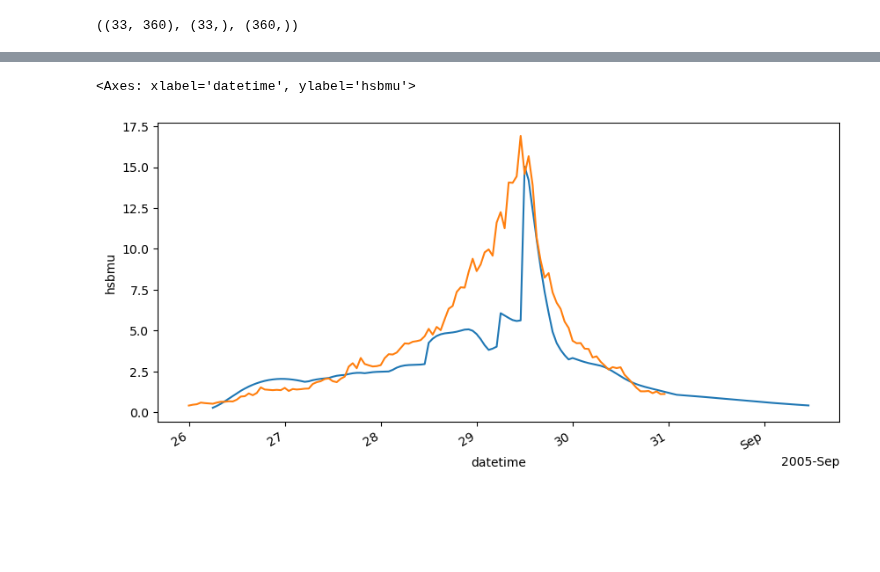
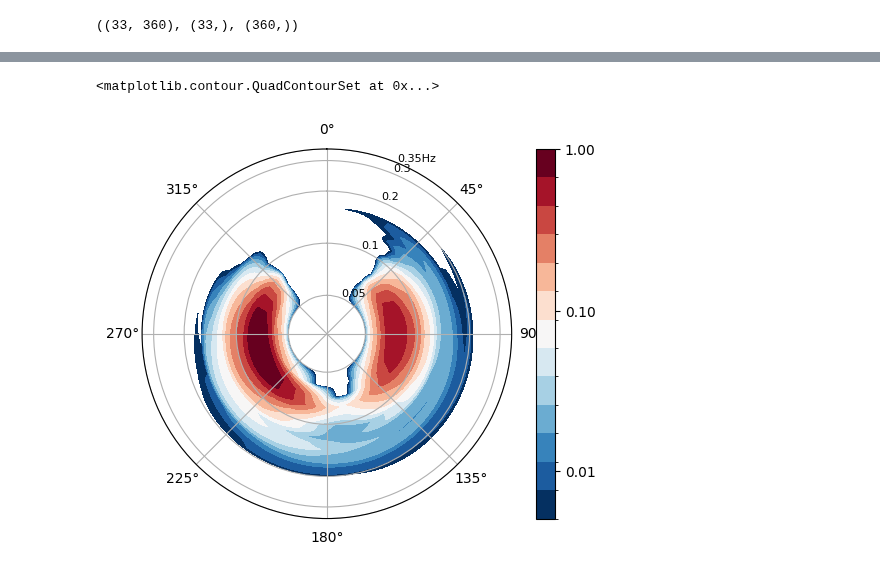
Before and after one commit to JenMontano/BlueMath, a Jupyter notebook: methods/hybrid_downscaling/metamodels/SHyTCWaves/SHyTCWaves_spectra.ipynb, the cells around one changed output, grey strips where cells are left out. Saved outputs shown, nothing was run; the diff lists cells and outputs as text; code cells hidden in the pictures; blank space fills up the shorter version.

```diff
--- a/methods/hybrid_downscaling/metamodels/SHyTCWaves/SHyTCWaves_spectra.ipynb
+++ b/methods/hybrid_downscaling/metamodels/SHyTCWaves/SHyTCWaves_spectra.ipynb
@@ -218,0 +201,11 @@ xds_spec.isel(point=2).efth.sel(
+# %%
+from bluemath_tk.downloaders.noaa.noaa_downloader import NOAADownloader
+
+noaa_downloader = NOAADownloader(base_path_to_download="NOAA_data")
+buoy_dfs = noaa_downloader.download_data(
+    data_type="directional_spectra",
+    load_df=True,
+    buoy_id="42040",
+    years=[2005],
+)
+buoy_dfs
@@ -273,14 +284,3 @@ def calculate_directional_spectrum(
         E[i, :] = C11[i] * D
 
     return E, freq_mesh, angle_mesh
-# %%
-from bluemath_tk.downloaders.noaa.noaa_downloader import NOAADownloader
-
-noaa_downloader = NOAADownloader(base_path_to_download="NOAA_data")
-buoy_dfs = noaa_downloader.download_data(
-    data_type="directional_spectra",
-    load_df=True,
-    buoy_id="KIKT",
-    years=[2005],
-)
-buoy_dfs
@@ -327,9 +305,12 @@ plt.show()
-# %%
-import matplotlib.pyplot as plt
-
-fig, ax = plt.subplots(figsize=(10, 5))
-xds_point.hsbmu.plot(ax=ax, x="time")
-buoy_df.loc["2005-08-26":"2005-08-30"].WVHT.plot(ax=ax)
-# %% [output]
-<Axes: xlabel='datetime', ylabel='hsbmu'>
-[figure, removed]
+# %%
+xr.DataArray(
+    data=E,
+    coords=dict(
+        freq=freq_mesh[:, 0],
+        dir=angle_mesh[0, :] * 180 / np.pi,
+    ),
+    dims=["freq", "dir"],
+).spec.plot()
+# %% [output]
+<matplotlib.contour.QuadContourSet at 0x...>
+[figure, added]
```
Also changed, not shown: parts of 15 cells of this notebook.
